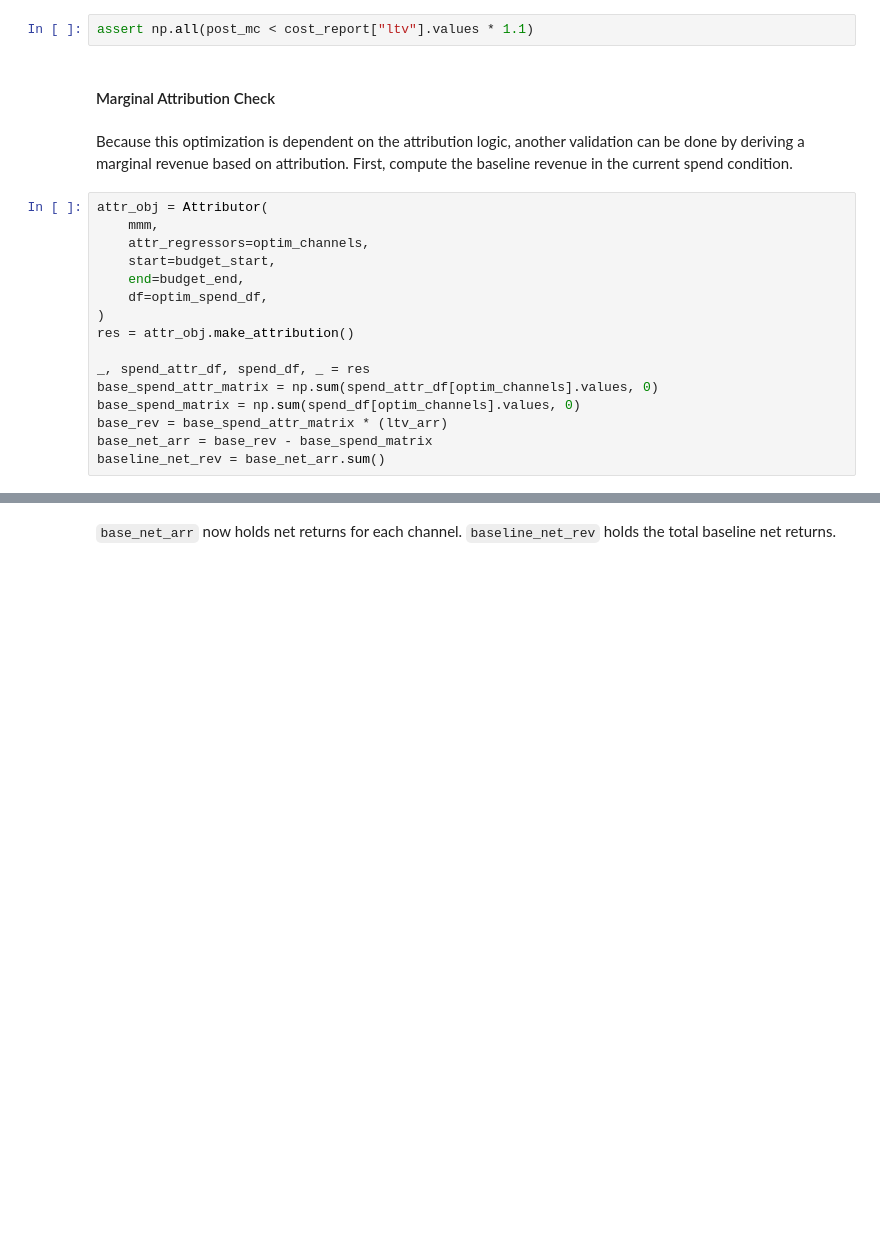
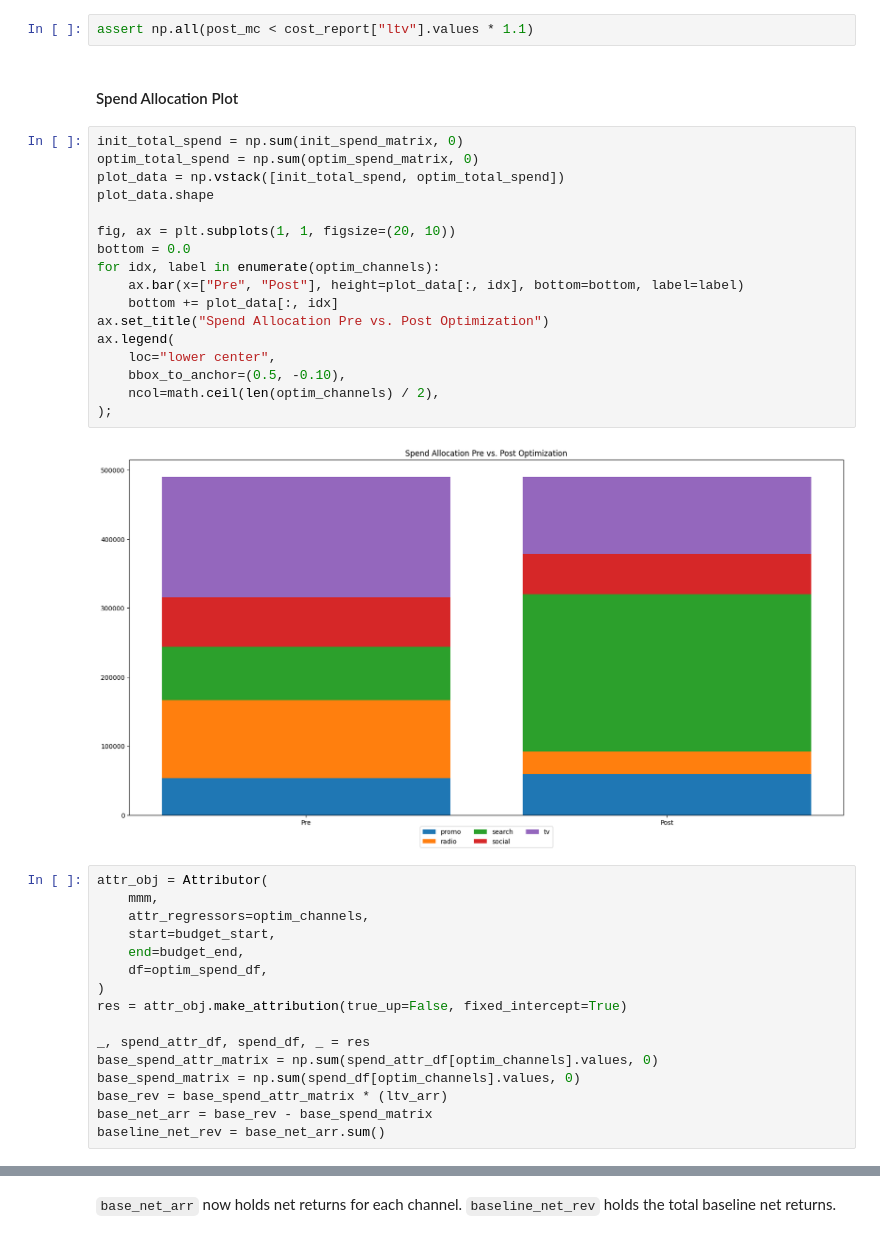
Before and after one commit to edwinnglabs/karpiu, a Jupyter notebook: docs/examples/net_returns_max.ipynb, the cells around one changed output, grey strips where cells are left out. Cells and saved outputs as stored; diff of their text form; blank space fills up the shorter version.

```diff
--- a/docs/examples/net_returns_max.ipynb
+++ b/docs/examples/net_returns_max.ipynb
@@ -154,10 +194,27 @@ After all, a general condition of marginal cost lower than LTV should be met whe
 post_mc = cost_report["post-opt-marginal-cost"].values
 # %%
 assert np.all(post_mc < cost_report["ltv"].values * 1.1)
-# %% [markdown]
-#### Marginal Attribution Check
-# %% [markdown]
-Because this optimization is dependent on the attribution logic, another validation can be done by deriving a marginal revenue based on attribution. First, compute the baseline revenue in the current spend condition.
+# %% [markdown]
+#### Spend Allocation Plot
+# %%
+init_total_spend = np.sum(init_spend_matrix, 0)
+optim_total_spend = np.sum(optim_spend_matrix, 0)
+plot_data = np.vstack([init_total_spend, optim_total_spend])
+plot_data.shape
+
+fig, ax = plt.subplots(1, 1, figsize=(20, 10))
+bottom = 0.0
+for idx, label in enumerate(optim_channels):
+    ax.bar(x=["Pre", "Post"], height=plot_data[:, idx], bottom=bottom, label=label)
+    bottom += plot_data[:, idx]
+ax.set_title("Spend Allocation Pre vs. Post Optimization")
+ax.legend(
+    loc="lower center",
+    bbox_to_anchor=(0.5, -0.10),
+    ncol=math.ceil(len(optim_channels) / 2),
+);
+# %% [output]
+[figure, added]
 # %%
 attr_obj = Attributor(
     mmm,
@@ -166,7 +223,7 @@ attr_obj = Attributor(
     end=budget_end,
     df=optim_spend_df,
 )
-res = attr_obj.make_attribution()
+res = attr_obj.make_attribution(true_up=False, fixed_intercept=True)
 
 _, spend_attr_df, spend_df, _ = res
 base_spend_attr_matrix = np.sum(spend_attr_df[optim_channels].values, 0)
```
Also changed, not shown: parts of 57 cells of this notebook, 1 other file.
